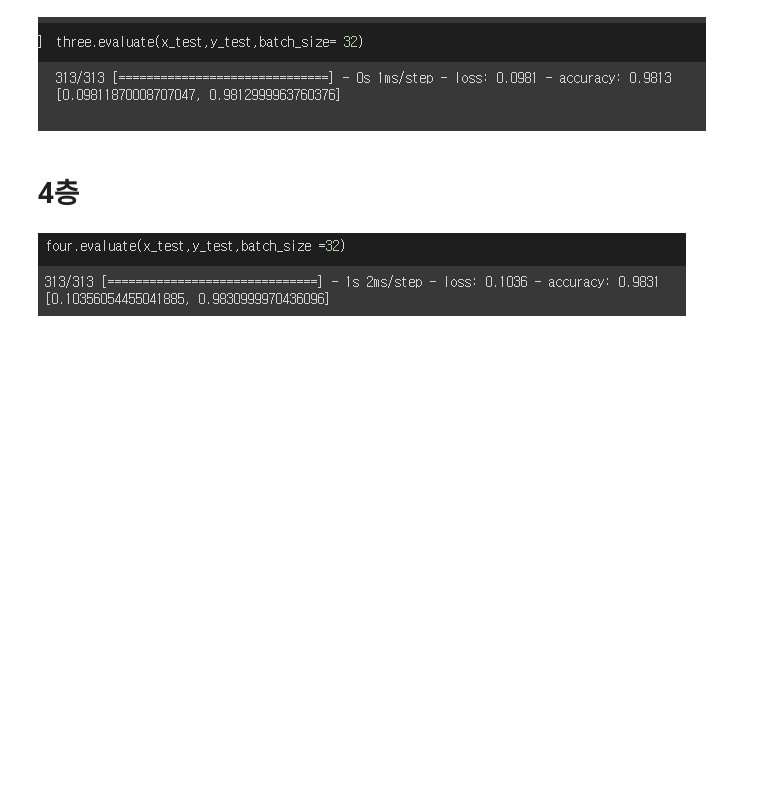
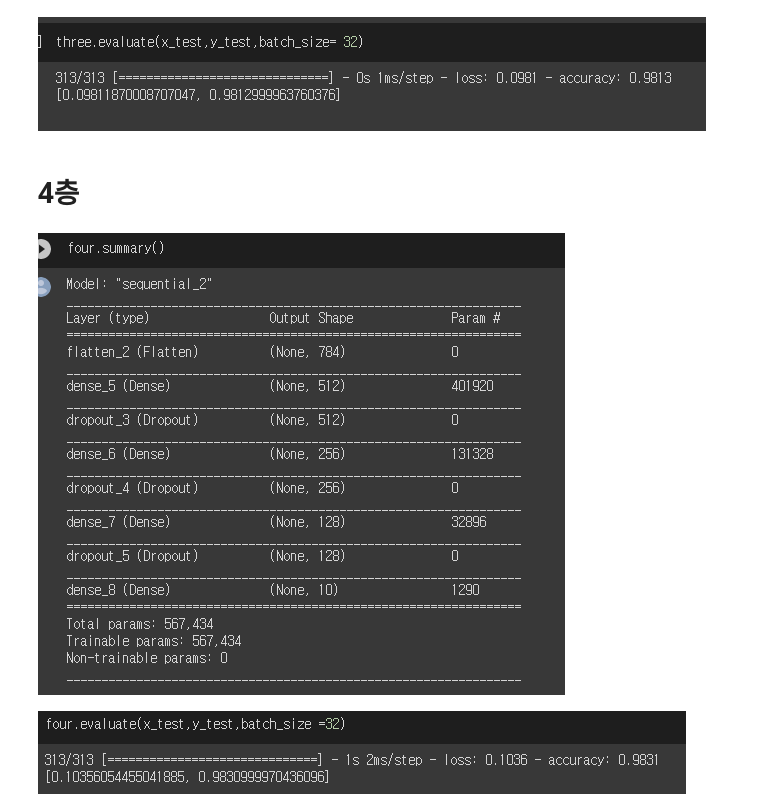
Before and after one commit to rlfwo93/machine-learning, a Jupyter notebook: Neural Network.ipynb, the cells around one changed output. Cells and saved outputs as stored; diff of their text form; code cells hidden in the pictures; blank space fills up the shorter version.

```diff
--- a/Neural Network.ipynb
+++ b/Neural Network.ipynb
@@ -304,6 +312,10 @@ Image('/gdrive/My Drive/mnist/3층.PNG')
 [figure]
 # %% [markdown]
 # **4층**
+# %%
+Image('/gdrive/My Drive/서머리/4층.PNG')
+# %% [output]
+[figure, added]
 # %%
 Image('/gdrive/My Drive/mnist/4층.PNG')
 # %% [output]
```
Also changed, not shown: parts of 3 cells of this notebook.
